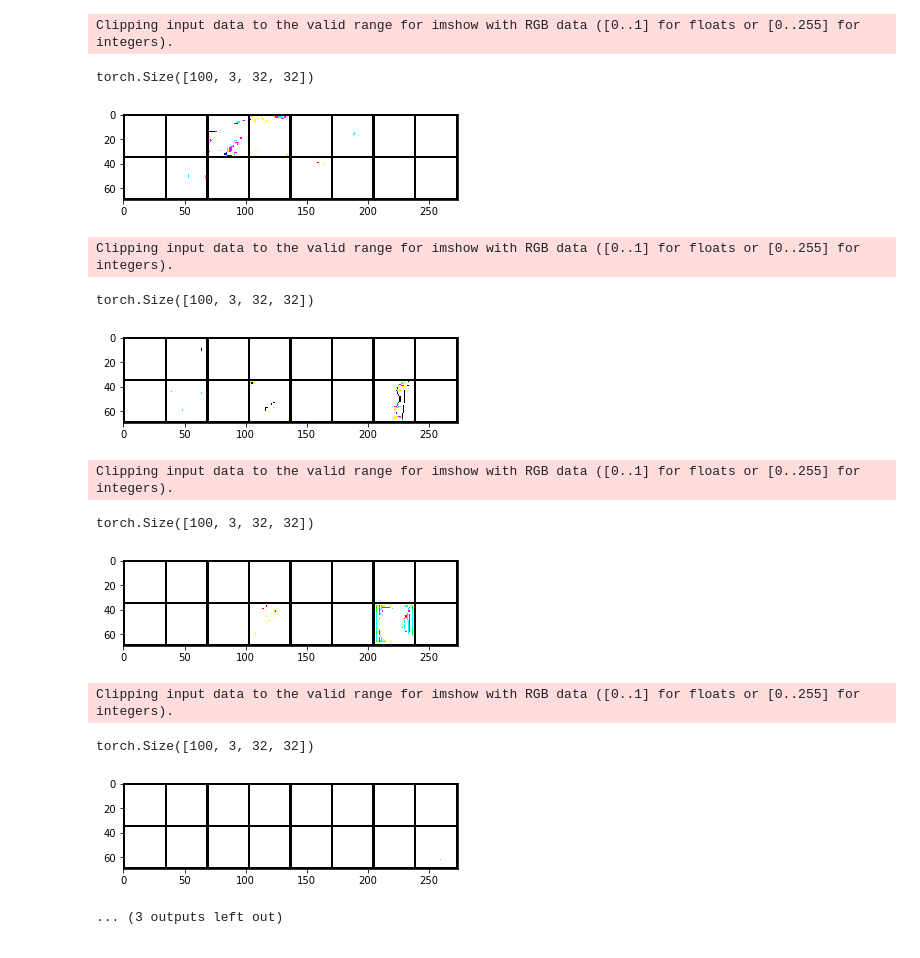
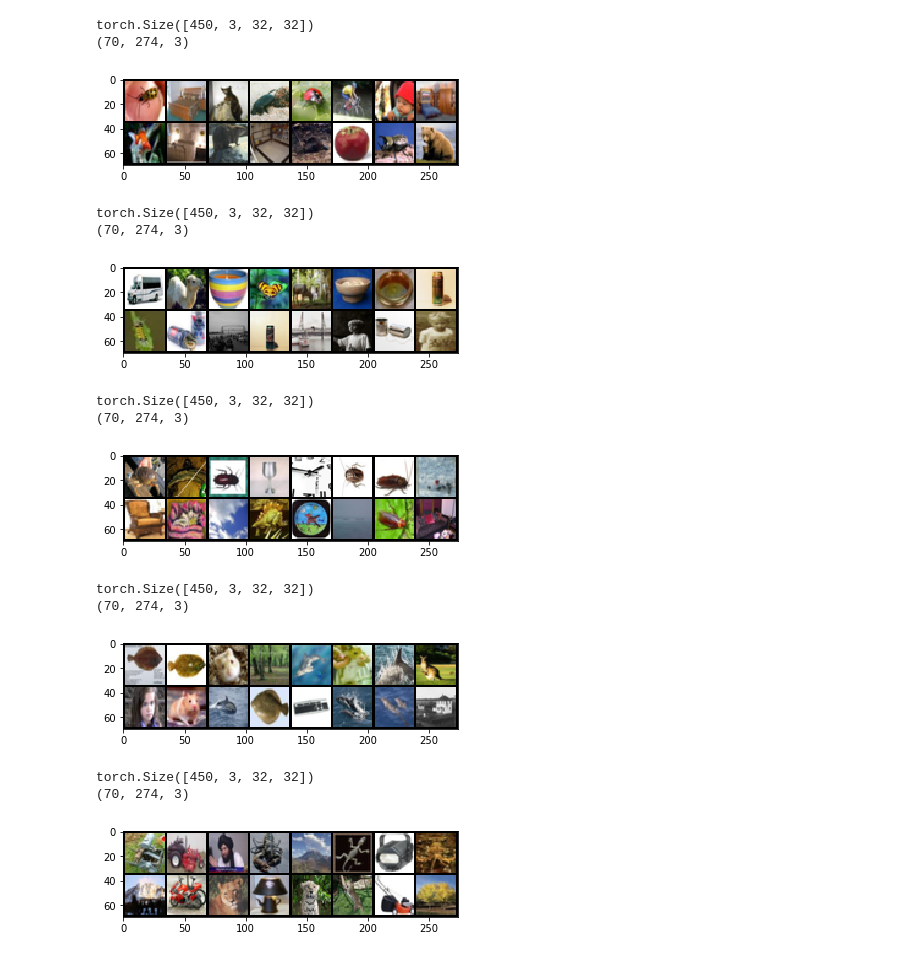
Before and after one commit to hursung1/FearNet, a Jupyter notebook: FearNet.ipynb, the cells around one changed output. Saved outputs shown, nothing was run; the diff lists cells and outputs as text; code cells hidden in the pictures.

```diff
--- a/FearNet.ipynb
+++ b/FearNet.ipynb
@@ -25,7 +23,7 @@ class CIFAR100_IncrementalDataset(torchvision.datasets.CIFAR100):
             train_labels = []
             for i in range(len(self.data)):
                 if self.targets[i] in classes:
-                    train_data.append(self.data[i].astype(dtype=np.float32))
+                    train_data.append(np.transpose(self.data[i].astype(dtype=np.float32), (2, 0, 1)))
                     train_labels.append(self.targets[i])
 
             self.TrainData = train_data
@@ -36,7 +34,7 @@ class CIFAR100_IncrementalDataset(torchvision.datasets.CIFAR100):
             test_labels = []
             for i in range(len(self.data)):
                 if self.targets[i] in classes:
-                    test_data.append(self.data[i].astype(dtype=np.float32))
+                    test_data.append(np.transpose(self.data[i].astype(dtype=np.float32), (2, 0, 1)))
                     test_labels.append(self.targets[i])
 
             self.TestData = test_data
@@ -58,8 +56,8 @@ class CIFAR100_IncrementalDataset(torchvision.datasets.CIFAR100):
 batch_size = 450
 
 # standardization
-transform = torchvision.transforms.Compose([torchvision.transforms.ToTensor(),
-                                            torchvision.transforms.Normalize((0.5, 0.5, 0.5),(0.5, 0.5, 0.5))])
+transform = torchvision.transforms.Compose([torchvision.transforms.ToTensor(),])
+                                            #torchvision.transforms.Normalize((0.5, 0.5, 0.5),(0.5, 0.5, 0.5))])
 
 TrainDataLoaders = []
 TestDataLoaders = []
@@ -111,38 +107,41 @@ Files already downloaded and verified
 # %%
 def imshow(img):
     img = (img+1)/2
     npimg = img.numpy()
     plt.imshow(npimg)
     plt.show()
 
 def imshow_grid(img):
     img = torchvision.utils.make_grid(img.cpu().detach())
     #img = (img+1)/2
     npimg = np.transpose(img.numpy(), (1, 2, 0))
+    print(npimg.shape)
     plt.imshow(npimg)
     plt.show()
 
 for i in range(5):
     example_mini_batch_img, example_mini_batch_label  = next(iter(TrainDataLoaders[i]))
     #print(example_mini_batch_img[0].type(torch.uint8))
     #imshow(example_mini_batch_img[0].type(torch.uint8))
-    example_mini_batch_img = example_mini_batch_img.permute(0, 3, 2, 1)
+    example_mini_batch_img = example_mini_batch_img
     print(example_mini_batch_img.shape)
-    imshow_grid(example_mini_batch_img[0:16,:,:].view(16, -1, 32, 32))
+    imshow_grid(example_mini_batch_img[0:16,:,:].type(torch.uint8).view(16, -1, 32, 32))
 # %% [output]
-Clipping input data to the valid range for imshow with RGB data ([0..1] for floats or [0..255] for integers).
+torch.Size([450, 3, 32, 32])
+(70, 274, 3)
+[figure, new version]
-torch.Size([100, 3, 32, 32])
+torch.Size([450, 3, 32, 32])
+(70, 274, 3)
-[figure, old version]
+[figure, new version]
-Clipping input data to the valid range for imshow with RGB data ([0..1] for floats or [0..255] for integers).
+torch.Size([450, 3, 32, 32])
+(70, 274, 3)
+[figure, new version]
-torch.Size([100, 3, 32, 32])
+torch.Size([450, 3, 32, 32])
+(70, 274, 3)
-[figure, old version]
+[figure, new version]
-Clipping input data to the valid range for imshow with RGB data ([0..1] for floats or [0..255] for integers).
+torch.Size([450, 3, 32, 32])
+(70, 274, 3)
-torch.Size([100, 3, 32, 32])
-[figure, old version]
-Clipping input data to the valid range for imshow with RGB data ([0..1] for floats or [0..255] for integers).
-torch.Size([100, 3, 32, 32])
-[figure, old version]
-... (3 outputs left out)
+[figure, added]
 # %%
 dataiter = iter(TrainDataLoaders[2])
 image, label = dataiter.next()
```
Also changed, not shown: parts of 5 cells of this notebook, 4 other files.
